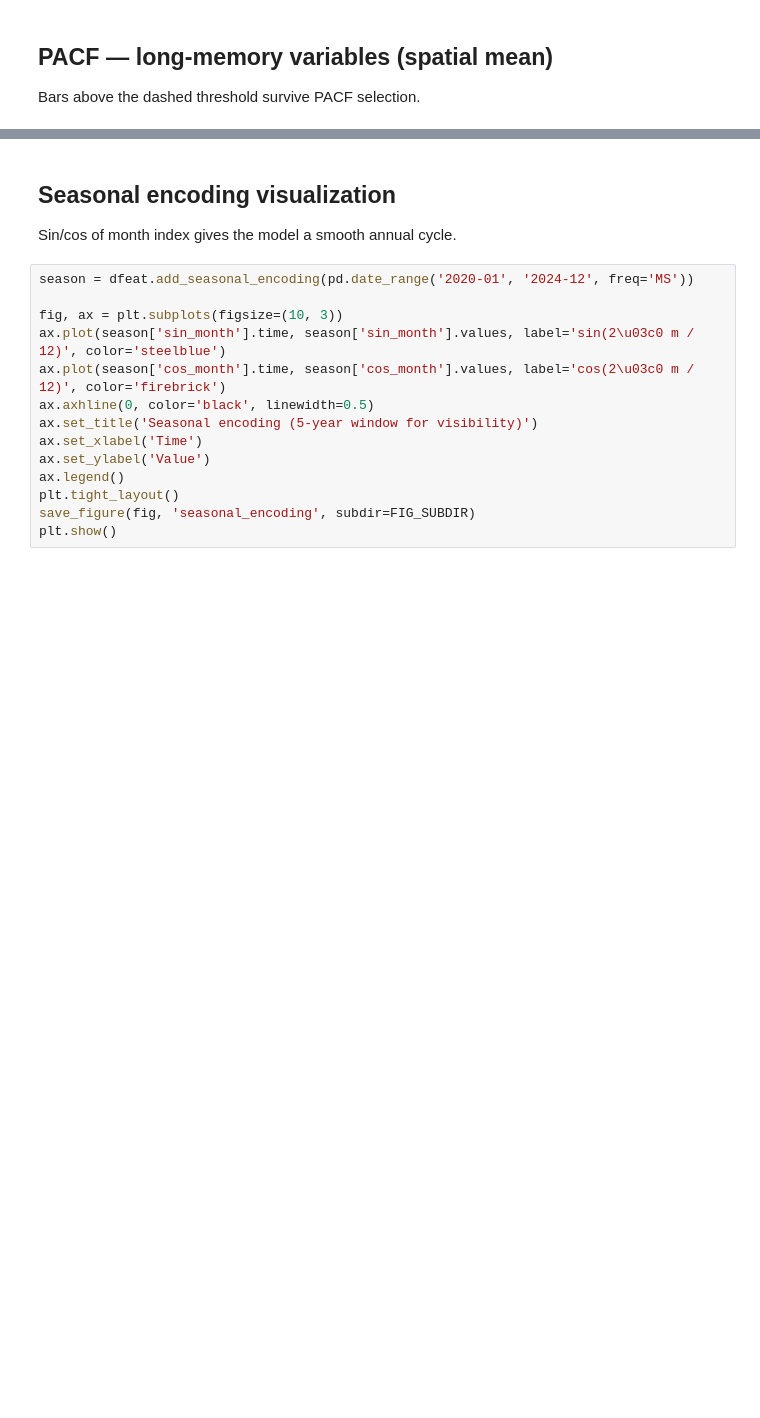
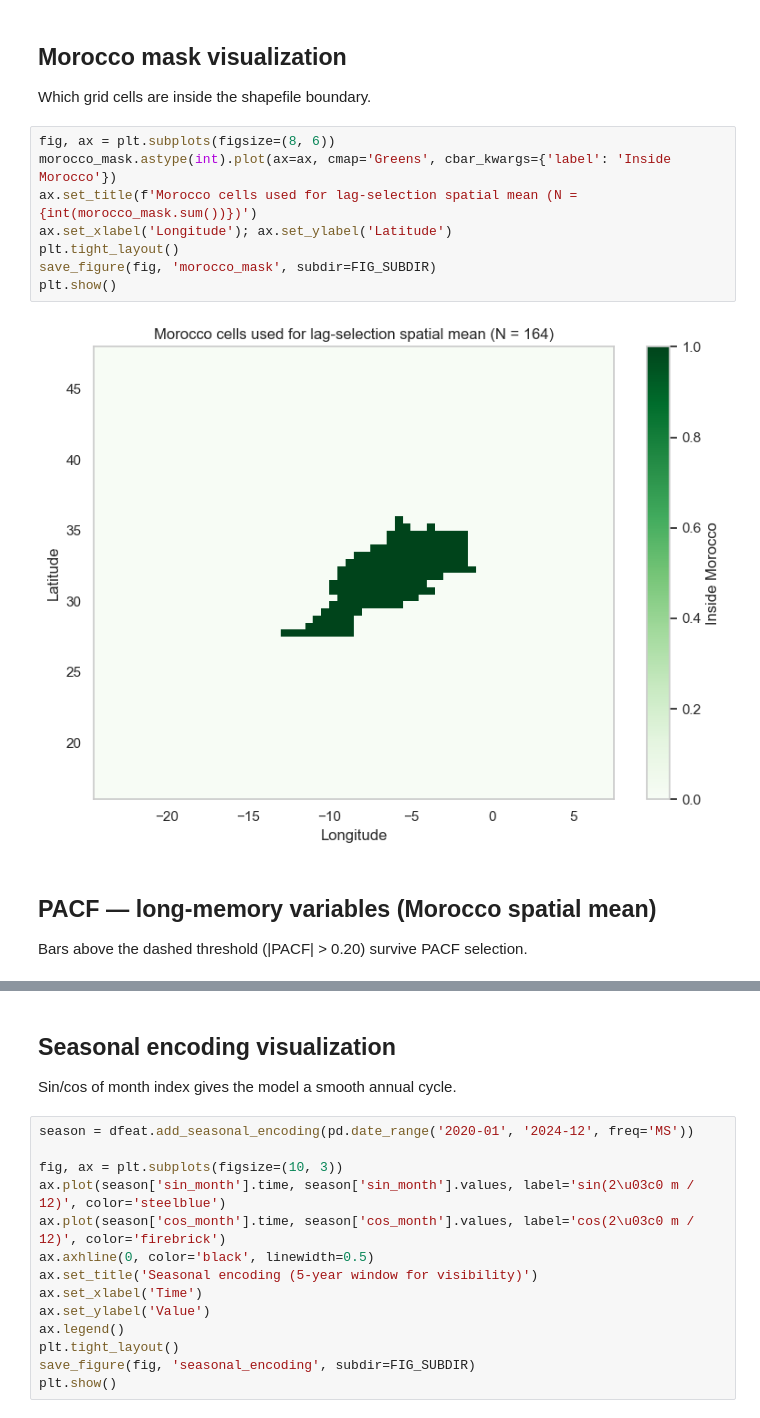
Before and after one commit to anasoubaha/A4-DroughtForecasting-Modeling, a Jupyter notebook: notebooks/02_feature_engineering_diagnostics.ipynb, the cells around one changed output, grey strips where cells are left out. Cells and saved outputs as stored; diff of their text form; blank space fills up the shorter version.

```diff
--- a/notebooks/02_feature_engineering_diagnostics.ipynb
+++ b/notebooks/02_feature_engineering_diagnostics.ipynb
@@ -50,7 +53,21 @@ CCF threshold: 0.2
+# %% [markdown]
+## Morocco mask visualization
+
+Which grid cells are inside the shapefile boundary.
+# %%
+fig, ax = plt.subplots(figsize=(8, 6))
+morocco_mask.astype(int).plot(ax=ax, cmap='Greens', cbar_kwargs={'label': 'Inside Morocco'})
+ax.set_title(f'Morocco cells used for lag-selection spatial mean (N = {int(morocco_mask.sum())})')
+ax.set_xlabel('Longitude'); ax.set_ylabel('Latitude')
+plt.tight_layout()
+save_figure(fig, 'morocco_mask', subdir=FIG_SUBDIR)
+plt.show()
+# %% [output]
+[figure, added]
 # %% [markdown]
-## PACF — long-memory variables (spatial mean)
+## PACF — long-memory variables (Morocco spatial mean)
 
-Bars above the dashed threshold survive PACF selection.
+Bars above the dashed threshold (|PACF| > 0.20) survive PACF selection.
 # %%
 long_vars = feat_config['long_memory_vars']
 n_lags = feat_config['pacf']['n_lags']
```
Also changed, not shown: parts of 16 cells of this notebook, 9 other files.
